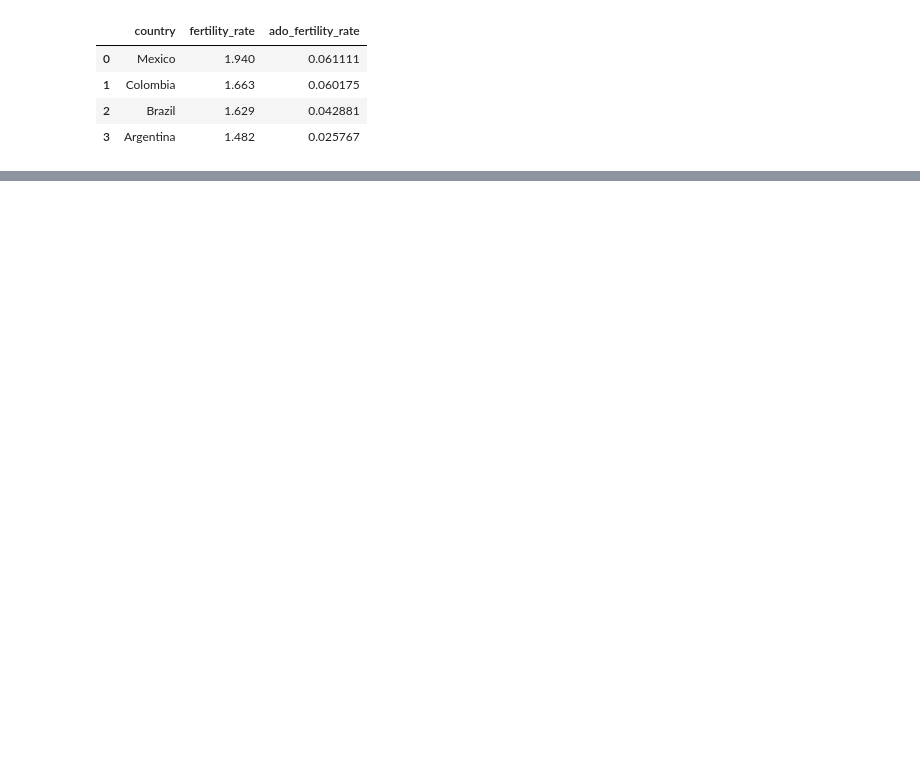
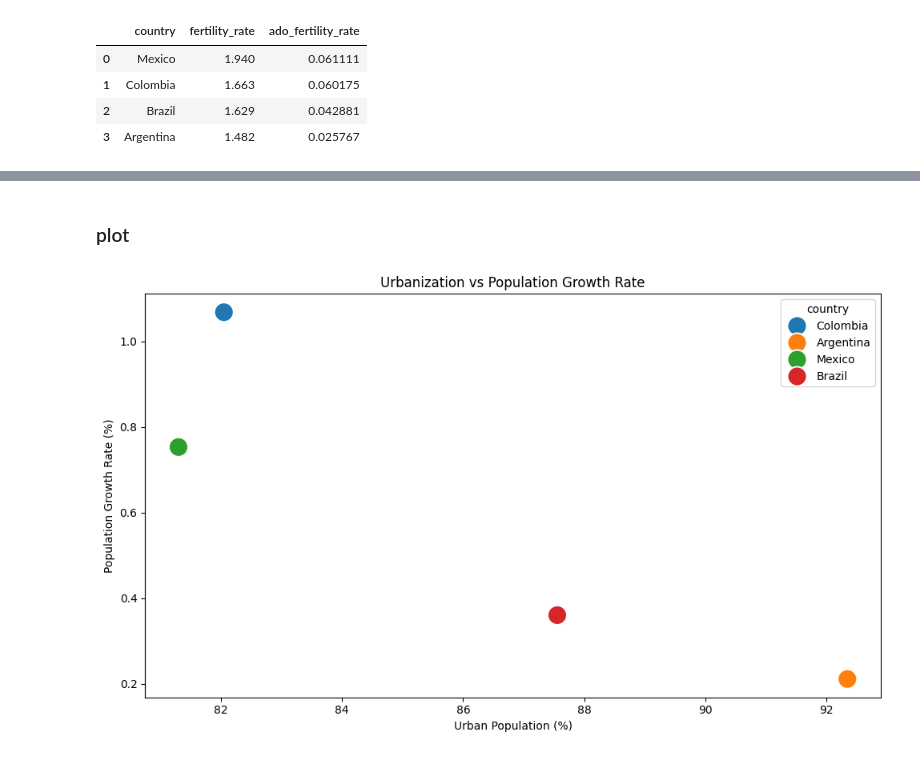
Before and after one commit to machristians/qtm350-final, a Jupyter notebook: scripts/figures.ipynb, the cells around one changed output, grey strips where cells are left out. Drawn from its saved outputs; the diff is of its cells as text; code cells hidden in the pictures; blank space fills up the shorter version.

```diff
--- a/scripts/figures.ipynb
+++ b/scripts/figures.ipynb
@@ -38,0 +148,16 @@ display(pd.read_sql(query, conn))
+# %%
+# SQL query
+query = """
+SELECT
+    country,
+    urban_population_percent,
+    rural_population_percent,
+    population_growth
+FROM wdi_data
+WHERE
+    urban_population_percent IS NOT NULL
+    AND population_growth IS NOT NULL
+"""
+df4 = pd.read_sql_query(query, conn)
+
+display(pd.read_sql(query, conn))
@@ -38,0 +170,19 @@ display(pd.read_sql(query, conn))
+# %% [markdown]
+### plot
+# %%
+plt.figure(figsize=(10, 6))
+sns.scatterplot(
+    data=df4,
+    x="urban_population_percent",
+    y="population_growth",
+    hue="country",
+    s = 300
+)
+
+plt.xlabel("Urban Population (%)")
+plt.ylabel("Population Growth Rate (%)")
+plt.title("Urbanization vs Population Growth Rate")
+plt.tight_layout()
+plt.savefig('../figures/pop_growth.png')
+# %% [output]
+[figure, added]
```
Also changed, not shown: parts of 17 cells of this notebook, 8 other files.
